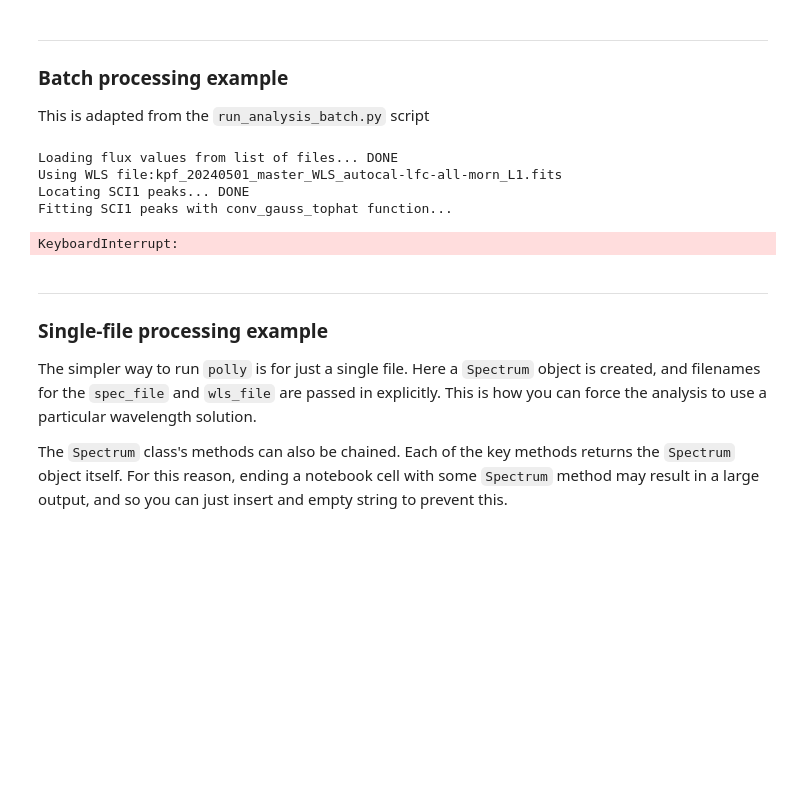
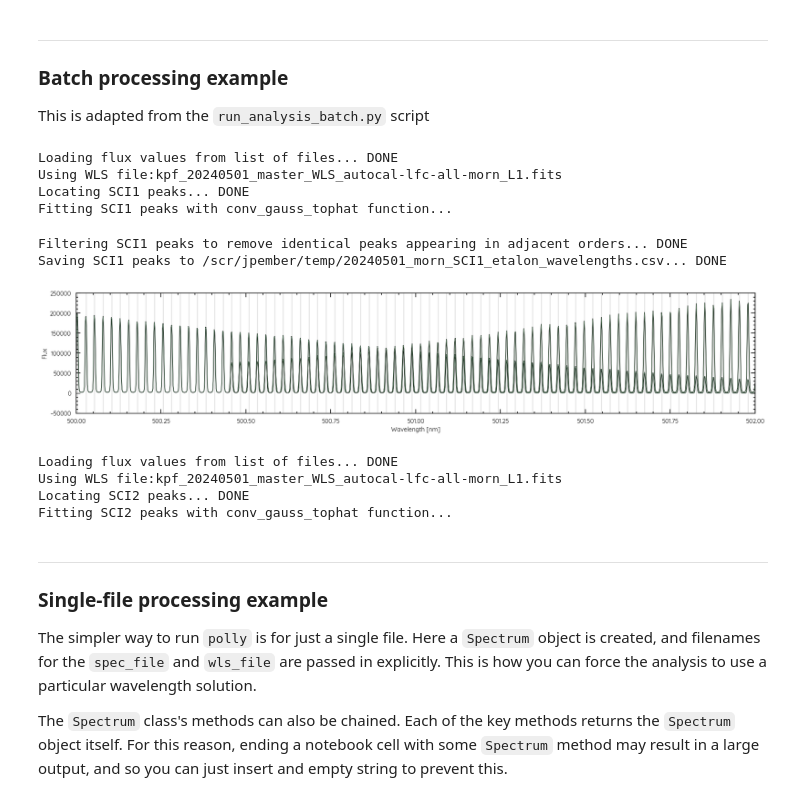
Before and after one commit to pemberj/polly-kpf, a Jupyter notebook: example_notebook.ipynb, the cells around one changed output. Cells and saved outputs as stored; diff of their text form; code cells hidden in the pictures; blank space fills up the shorter version.

Commit message:
Finish notebook plotting code

```diff
--- a/example_notebook.ipynb
+++ b/example_notebook.ipynb
@@ -93,35 +93,46 @@ for DATE in DATES:
             s = Spectrum(
                 spec_file = files,
                 # corresponding WLS file will be located automatically, matching
                 # the date and time of day. wls_file can also be passed explicitly
                 # to force the wavelength solution to be used.
                 wls_file = None,
                 orderlet = ORDERLET
                 )
             s.locate_peaks(fractional_height=0.01, window_to_save=10)
             s.fit_peaks(type="conv_gauss_tophat")
             s.filter_peaks(window=0.1)
 
             Path(f"{OUTDIR}").mkdir(parents=True, exist_ok=True) # Make OUTDIR
             s.save_peak_locations(
                 f"{OUTDIR}/{DATE}_{TIMEOFDAY}_{ORDERLET}_etalon_wavelengths.csv"
                 )
 
             # Spectrum plot, showing the overlap between two orders
-            fig = plt.figure(figsize=(20, 4))
+            fig = plt.figure(figsize=(12, 4))
             ax = fig.gca()
             ax.set_xlim(500, 502)
             s.plot_spectrum(ax=ax)
             plt.show()
             plt.close()
 
             # FSR plot
+            fig = plt.figure(figsize=(12, 4))
+            ax = fig.gca()
+            s.plot_FSR(ax=ax)
+            plt.show()
+            plt.close()
 # %% [output]
 Loading flux values from list of files... DONE
 Using WLS file:kpf_20240501_master_WLS_autocal-lfc-all-morn_L1.fits
 Locating SCI1 peaks... DONE
 Fitting SCI1 peaks with conv_gauss_tophat function...
-KeyboardInterrupt:
+Filtering SCI1 peaks to remove identical peaks appearing in adjacent orders... DONE
+Saving SCI1 peaks to /scr/jpember/temp/20240501_morn_SCI1_etalon_wavelengths.csv... DONE
+[figure, added]
+Loading flux values from list of files... DONE
+Using WLS file:kpf_20240501_master_WLS_autocal-lfc-all-morn_L1.fits
+Locating SCI2 peaks... DONE
+Fitting SCI2 peaks with conv_gauss_tophat function...
 # %% [markdown]
 ---
 
```
Also changed, not shown: parts of 3 cells of this notebook.
